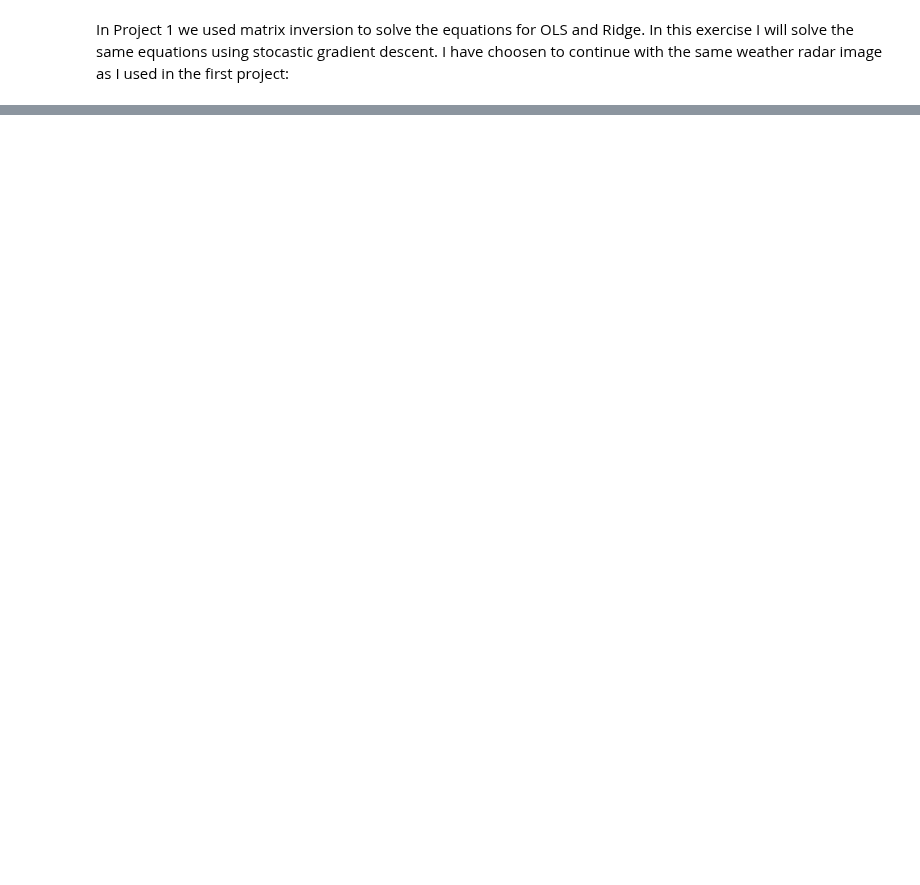
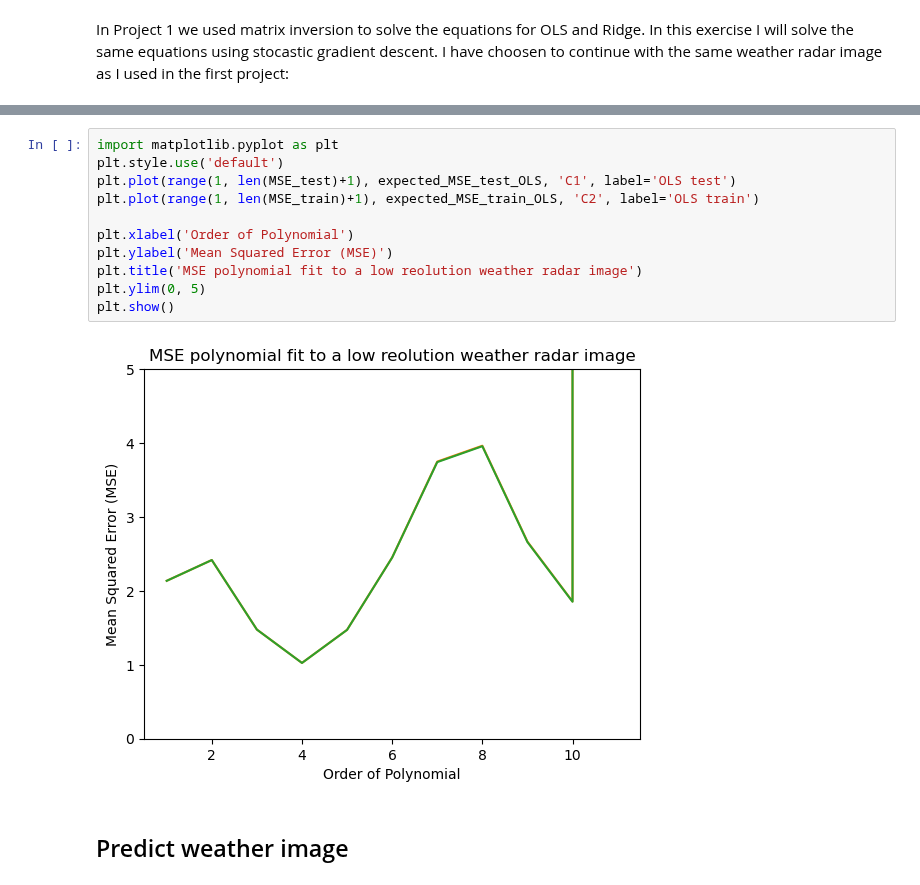
Before and after one commit to eoydvin/FYS-STK4155, a Jupyter notebook: Project_2/SGD regression.ipynb, the cells around one changed output, grey strips where cells are left out. Saved outputs shown, nothing was run; the diff lists cells and outputs as text; blank space fills up the shorter version.

```diff
--- a/Project_2/SGD regression.ipynb
+++ b/Project_2/SGD regression.ipynb
@@ -29,0 +160,15 @@ SDG på værradar:
+# %%
+import matplotlib.pyplot as plt
+plt.style.use('default')
+plt.plot(range(1, len(MSE_test)+1), expected_MSE_test_OLS, 'C1', label='OLS test')
+plt.plot(range(1, len(MSE_train)+1), expected_MSE_train_OLS, 'C2', label='OLS train')
+
+plt.xlabel('Order of Polynomial')
+plt.ylabel('Mean Squared Error (MSE)')
+plt.title('MSE polynomial fit to a low reolution weather radar image')
+plt.ylim(0, 5)
+plt.show()
+# %% [output]
+[figure, added]
+# %% [markdown]
+## Predict weather image
```
Also changed, not shown: parts of 6 cells of this notebook, 4 other files.
